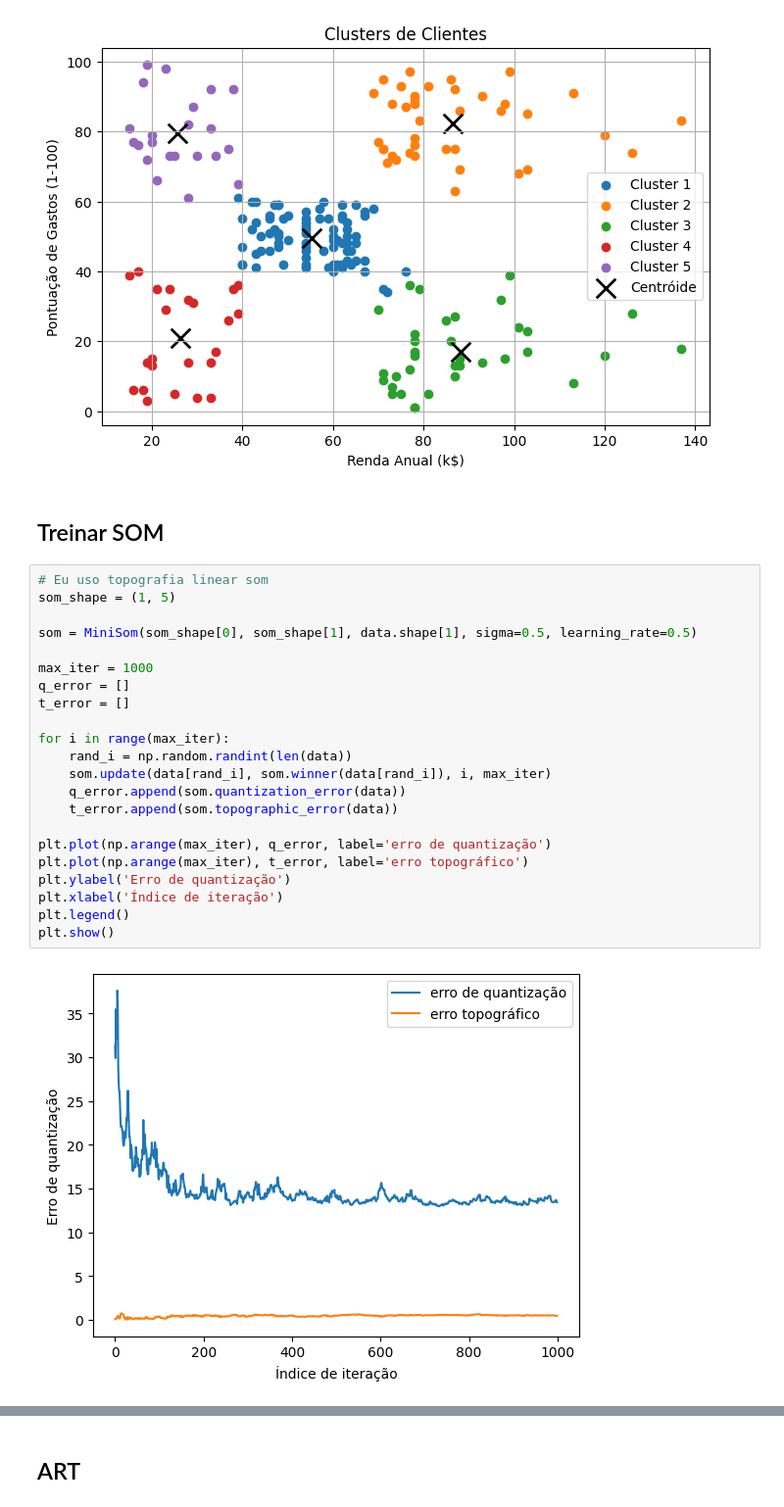
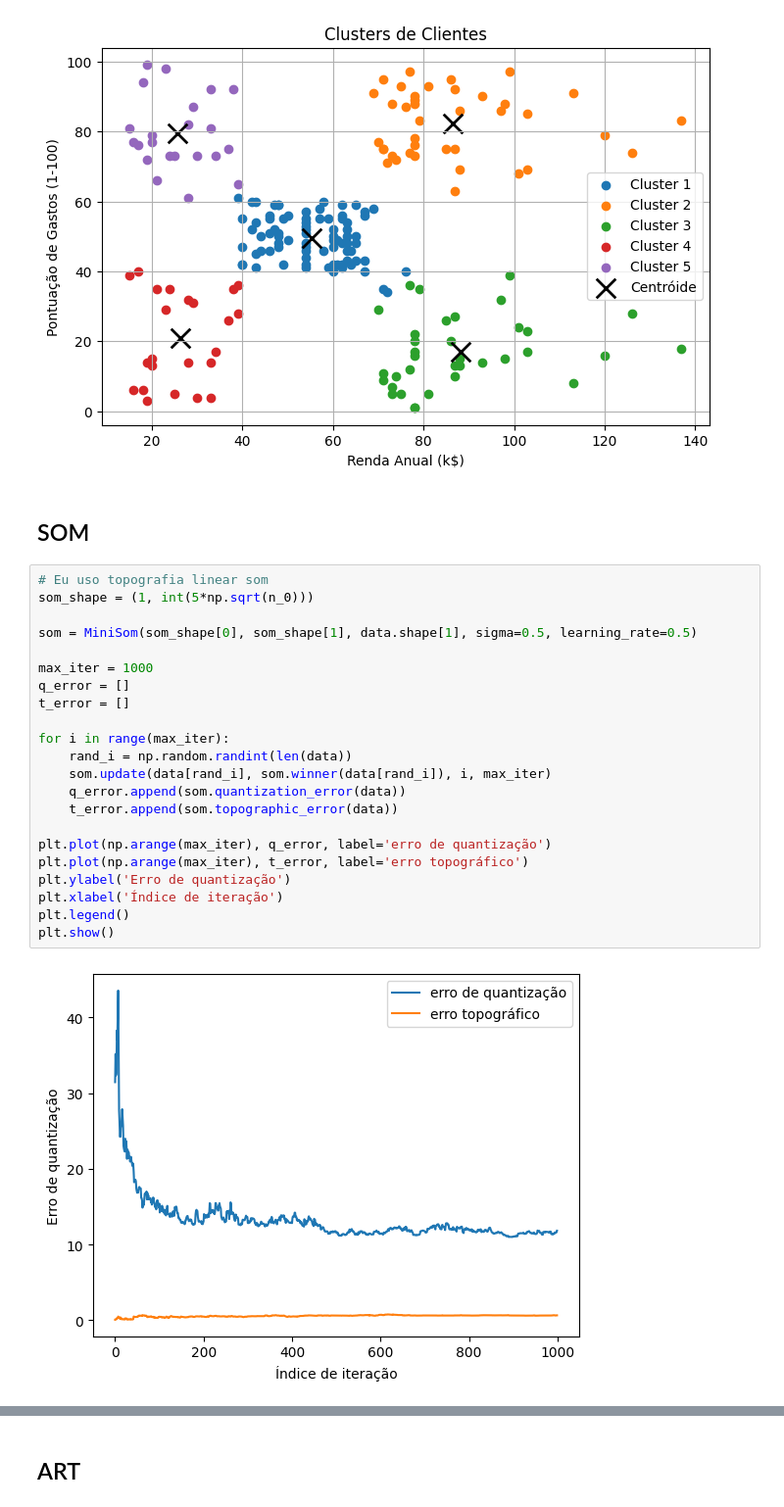
Before and after one commit to carlosgttfs/Redes-N-o-Supervisionadas, a Jupyter notebook: SOM.ipynb, the cells around one changed output, grey strips where cells are left out. Shown at 98% size. Drawn from its saved outputs; the diff is of its cells as text.

```diff
--- a/SOM.ipynb
+++ b/SOM.ipynb
@@ -307,28 +307,28 @@ Clusters: 4
 Clusters: 5
 [figure]
 # %% [markdown]
-## Treinar SOM
+## SOM
 # %%
 # Eu uso topografia linear som
-som_shape = (1, 5)
+som_shape = (1, int(5*np.sqrt(n_0)))
 
 som = MiniSom(som_shape[0], som_shape[1], data.shape[1], sigma=0.5, learning_rate=0.5)
 
 max_iter = 1000
 q_error = []
 t_error = []
 
 for i in range(max_iter):
     rand_i = np.random.randint(len(data))
     som.update(data[rand_i], som.winner(data[rand_i]), i, max_iter)
     q_error.append(som.quantization_error(data))
     t_error.append(som.topographic_error(data))
 
 plt.plot(np.arange(max_iter), q_error, label='erro de quantização')
 plt.plot(np.arange(max_iter), t_error, label='erro topográfico')
 plt.ylabel('Erro de quantização')
 plt.xlabel('Índice de iteração')
 plt.legend()
 plt.show()
 # %% [output]
-[figure, old version]
+[figure, new version]
```
Also changed, not shown: parts of 6 cells of this notebook.
